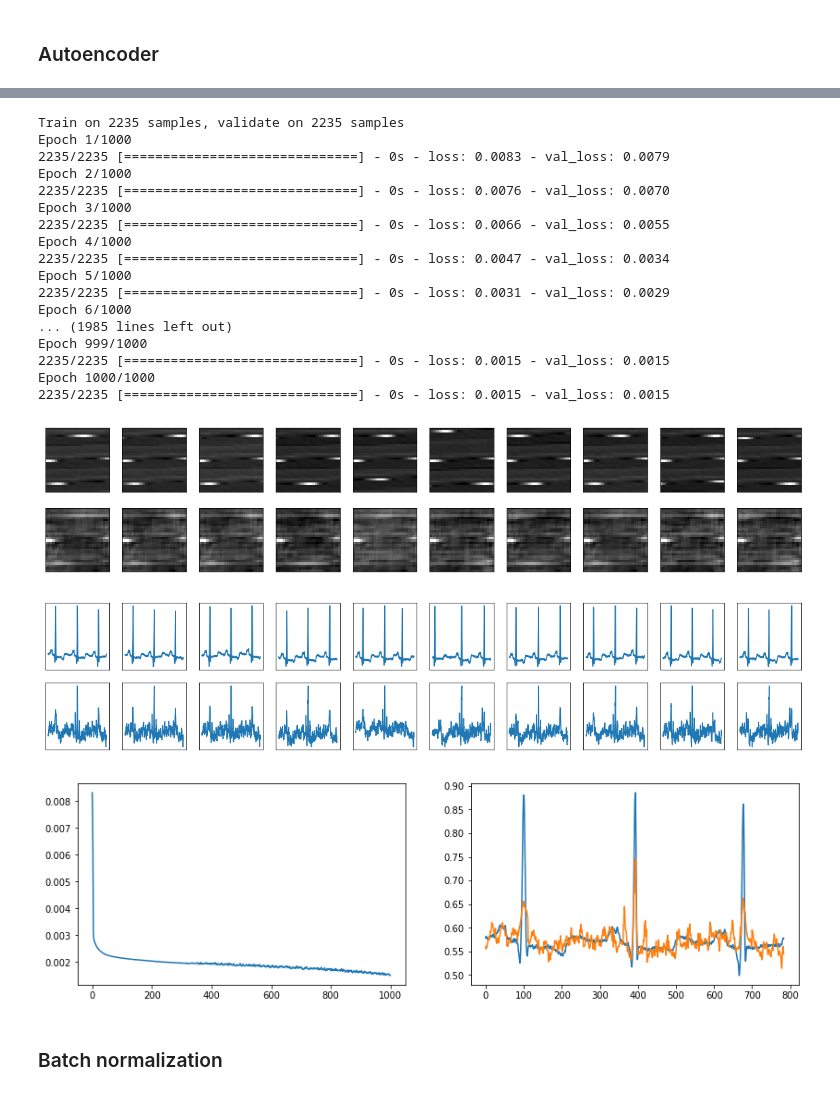
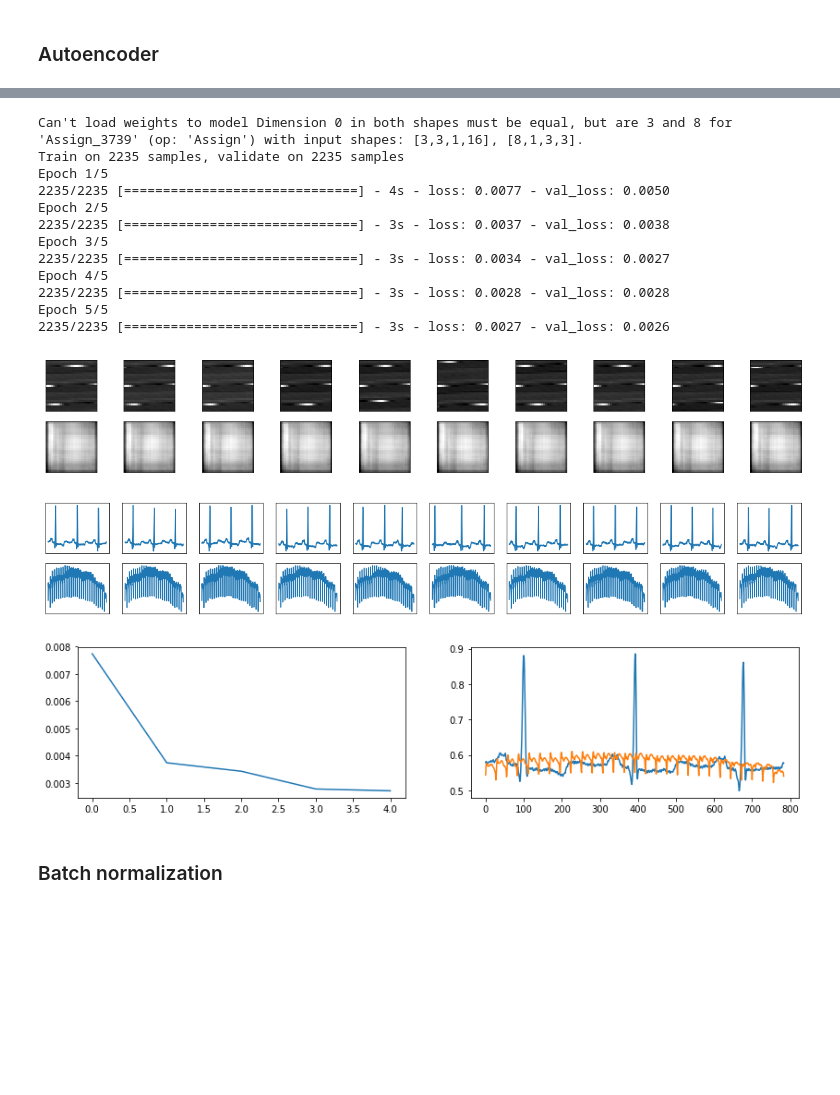
Before and after one commit to piotrbazan/machine-learning, a Jupyter notebook: projects/ecg/ecg.ipynb, the cells around one changed output, grey strips where cells are left out. Drawn from its saved outputs; the diff is of its cells as text; code cells hidden in the pictures; blank space fills up the shorter version.

```diff
--- a/projects/ecg/ecg.ipynb
+++ b/projects/ecg/ecg.ipynb
@@ -249,25 +256,22 @@ Epoch 1000/1000
-# %%
- time% run(*create_conv_encoders(), shape=(28,28,1), epochs=1000)
-# %% [output]
-Train on 2235 samples, validate on 2235 samples
-Epoch 1/1000
-2235/2235 [==============================] - 0s - loss: 0.0083 - val_loss: 0.0079
-Epoch 2/1000
-2235/2235 [==============================] - 0s - loss: 0.0076 - val_loss: 0.0070
-Epoch 3/1000
-2235/2235 [==============================] - 0s - loss: 0.0066 - val_loss: 0.0055
-Epoch 4/1000
-2235/2235 [==============================] - 0s - loss: 0.0047 - val_loss: 0.0034
-Epoch 5/1000
-2235/2235 [==============================] - 0s - loss: 0.0031 - val_loss: 0.0029
-Epoch 6/1000
-... (1985 lines left out)
-Epoch 999/1000
-2235/2235 [==============================] - 0s - loss: 0.0015 - val_loss: 0.0015
-Epoch 1000/1000
-2235/2235 [==============================] - 0s - loss: 0.0015 - val_loss: 0.0015
-[figure, removed]
-[figure, removed]
-[figure, removed]
+# %%
+encoders = create_conv_encoders()
+# %%
+run(encoders, shape=(28,28,1), epochs=250, filename='conv16_8_8.h5', load_prev=True)
+# %% [output]
+Can't load weights to model Dimension 0 in both shapes must be equal, but are 3 and 8 for 'Assign_3739' (op: 'Assign') with input shapes: [3,3,1,16], [8,1,3,3].
+Train on 2235 samples, validate on 2235 samples
+Epoch 1/5
+2235/2235 [==============================] - 4s - loss: 0.0077 - val_loss: 0.0050
+Epoch 2/5
+2235/2235 [==============================] - 3s - loss: 0.0037 - val_loss: 0.0038
+Epoch 3/5
+2235/2235 [==============================] - 3s - loss: 0.0034 - val_loss: 0.0027
+Epoch 4/5
+2235/2235 [==============================] - 3s - loss: 0.0028 - val_loss: 0.0028
+Epoch 5/5
+2235/2235 [==============================] - 3s - loss: 0.0027 - val_loss: 0.0026
+[figure, added]
+[figure, added]
+[figure, added]
 # %% [markdown]
 ### Batch normalization
```
Also changed, not shown: parts of 15 cells of this notebook.
